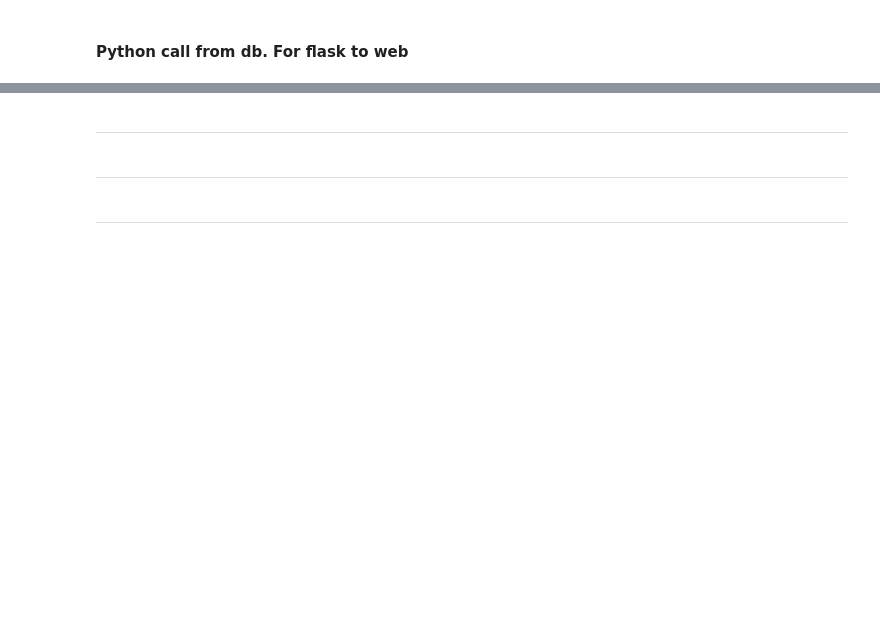
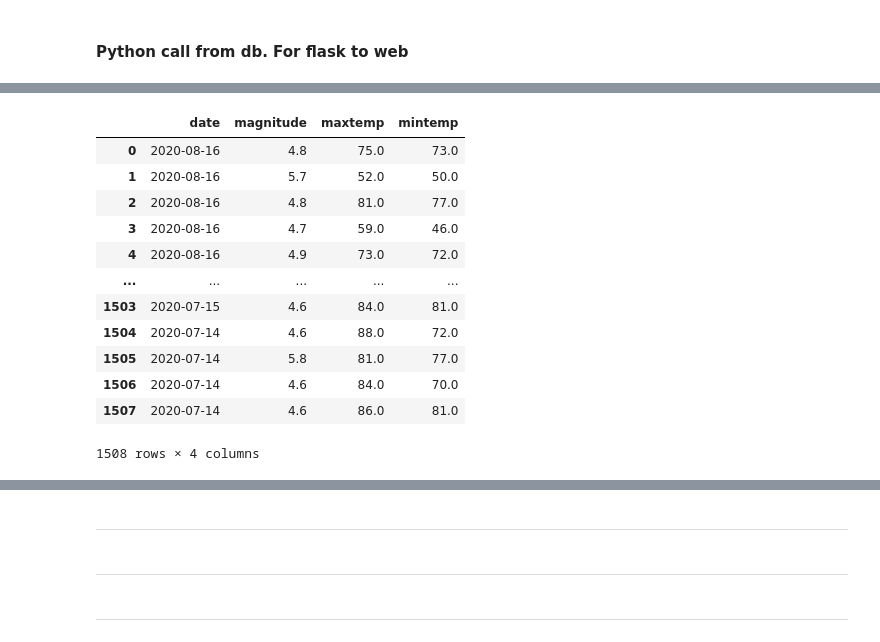
Before and after one commit to c-pompa/d3-group-project, a Jupyter notebook: data/py/lat_long_weather.ipynb, the cells around one changed output, grey strips where cells are left out. Cells and saved outputs as stored; diff of their text form; code cells hidden in the pictures; blank space fills up the shorter version.

```diff
--- a/data/py/lat_long_weather.ipynb
+++ b/data/py/lat_long_weather.ipynb
@@ -372,0 +402,17 @@ from sqlalchemy import create_engine, inspect
+# %%
+test_df = pd.DataFrame(weather_facts5)
+test_df
+# %% [output]
+|  | date | magnitude | maxtemp | mintemp |
+| 0 | 2020-08-16 | 4.8 | 75.0 | 73.0 |
+| 1 | 2020-08-16 | 5.7 | 52.0 | 50.0 |
+| 2 | 2020-08-16 | 4.8 | 81.0 | 77.0 |
+| 3 | 2020-08-16 | 4.7 | 59.0 | 46.0 |
+| 4 | 2020-08-16 | 4.9 | 73.0 | 72.0 |
+| ... | ... | ... | ... | ... |
+| 1503 | 2020-07-15 | 4.6 | 84.0 | 81.0 |
+| 1504 | 2020-07-14 | 4.6 | 88.0 | 72.0 |
+| 1505 | 2020-07-14 | 5.8 | 81.0 | 77.0 |
+| 1506 | 2020-07-14 | 4.6 | 84.0 | 70.0 |
+| 1507 | 2020-07-14 | 4.6 | 86.0 | 81.0 |
+1508 rows × 4 columns
```
Also changed, not shown: parts of 19 cells of this notebook, 7 other files.
